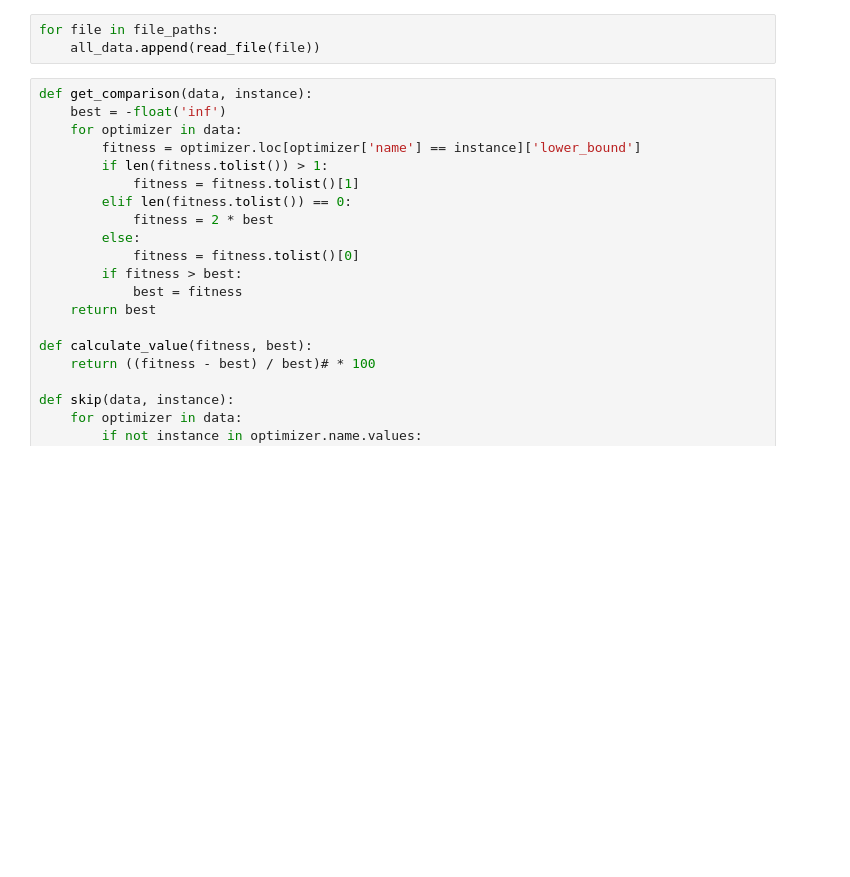
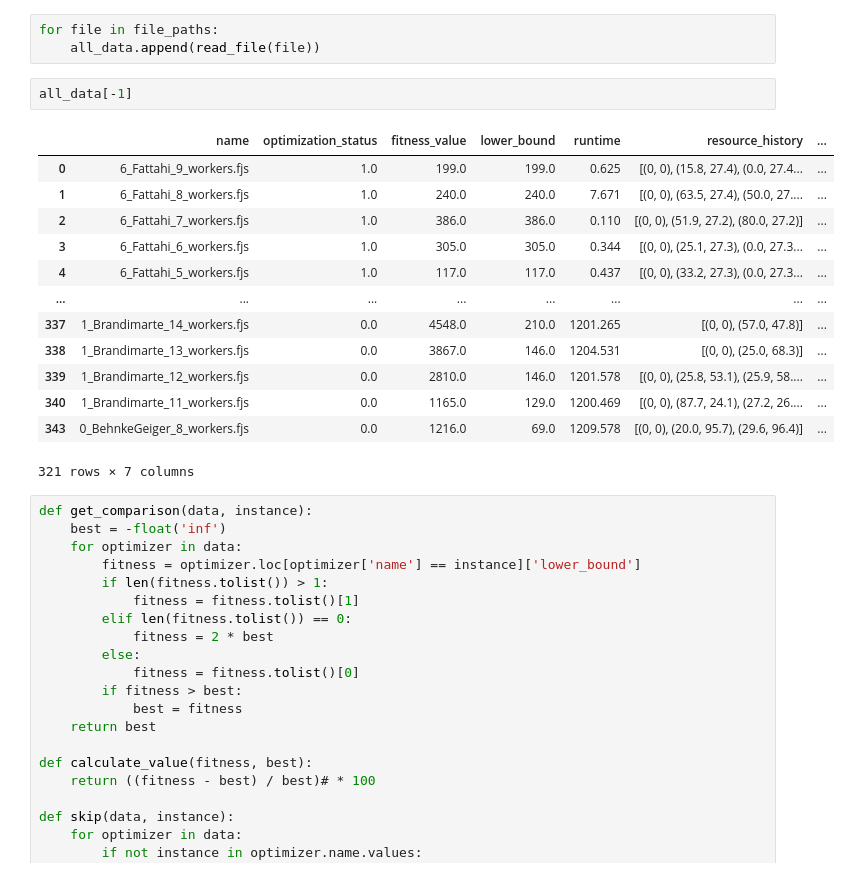
Before and after one commit to jrc-rodec/scheduling_model, a Jupyter notebook: code/analysis/comparison.ipynb, the cells around one changed output. Saved outputs shown, nothing was run; the diff lists cells and outputs as text; blank space fills up the shorter version.

```diff
--- a/code/analysis/comparison.ipynb
+++ b/code/analysis/comparison.ipynb
@@ -55,6 +58,22 @@ JSONDecodeError: Expecting ',' delimiter: line 1 column 835484 (char 835483)
 # %%
 for file in file_paths:
     all_data.append(read_file(file))
+# %%
+all_data[-1]
+# %% [output]
+|  | name | optimization_status | fitness_value | lower_bound | runtime | resource_history | ... |
+| 0 | 6_Fattahi_9_workers.fjs | 1.0 | 199.0 | 199.0 | 0.625 | [(0, 0), (15.8, 27.4), (0.0, 27.4... | ... |
+| 1 | 6_Fattahi_8_workers.fjs | 1.0 | 240.0 | 240.0 | 7.671 | [(0, 0), (63.5, 27.4), (50.0, 27.... | ... |
+| 2 | 6_Fattahi_7_workers.fjs | 1.0 | 386.0 | 386.0 | 0.110 | [(0, 0), (51.9, 27.2), (80.0, 27.2)] | ... |
+| 3 | 6_Fattahi_6_workers.fjs | 1.0 | 305.0 | 305.0 | 0.344 | [(0, 0), (25.1, 27.3), (0.0, 27.3... | ... |
+| 4 | 6_Fattahi_5_workers.fjs | 1.0 | 117.0 | 117.0 | 0.437 | [(0, 0), (33.2, 27.3), (0.0, 27.3... | ... |
+| ... | ... | ... | ... | ... | ... | ... | ... |
+| 337 | 1_Brandimarte_14_workers.fjs | 0.0 | 4548.0 | 210.0 | 1201.265 | [(0, 0), (57.0, 47.8)] | ... |
+| 338 | 1_Brandimarte_13_workers.fjs | 0.0 | 3867.0 | 146.0 | 1204.531 | [(0, 0), (25.0, 68.3)] | ... |
+| 339 | 1_Brandimarte_12_workers.fjs | 0.0 | 2810.0 | 146.0 | 1201.578 | [(0, 0), (25.8, 53.1), (25.9, 58.... | ... |
+| 340 | 1_Brandimarte_11_workers.fjs | 0.0 | 1165.0 | 129.0 | 1200.469 | [(0, 0), (87.7, 24.1), (27.2, 26.... | ... |
+| 343 | 0_BehnkeGeiger_8_workers.fjs | 0.0 | 1216.0 | 69.0 | 1209.578 | [(0, 0), (20.0, 95.7), (29.6, 96.4)] | ... |
+321 rows × 7 columns
 # %%
 def get_comparison(data, instance):
     best = -float('inf')
```
Also changed, not shown: parts of 5 cells of this notebook, 3 other files.
